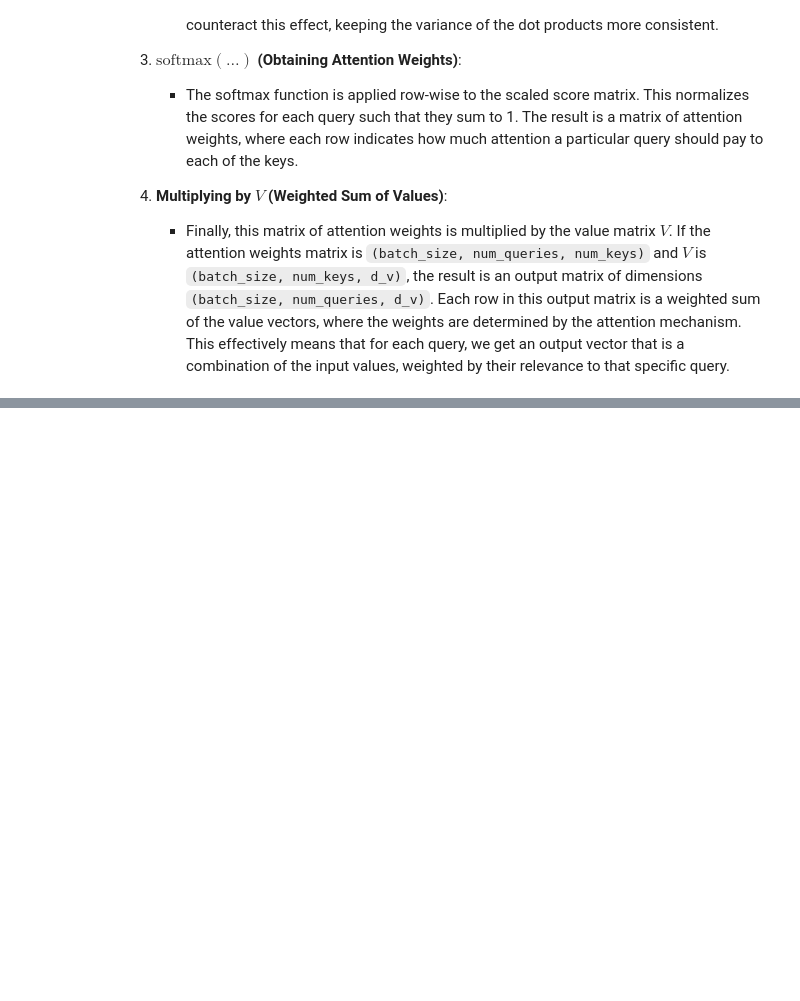
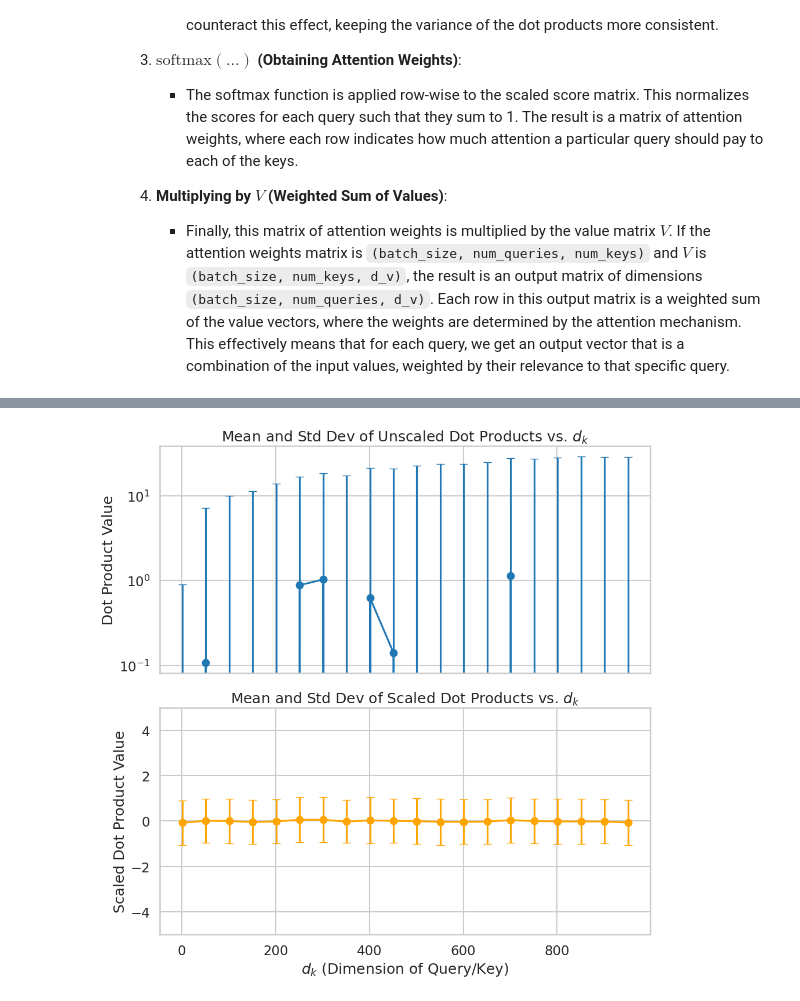
Before and after one commit to neelsoumya/teaching_llm_applications, a Jupyter notebook: practicals/annotated_transformer.ipynb, the cells around one changed output, grey strips where cells are left out. Drawn from its saved outputs; the diff is of its cells as text; code cells hidden in the pictures; blank space fills up the shorter version.

```diff
--- a/practicals/annotated_transformer.ipynb
+++ b/practicals/annotated_transformer.ipynb
@@ -236,0 +253,56 @@ def attention(query, key, value, mask=None, dropout=None):
+# %%
+import torch
+import matplotlib.pyplot as plt
+import seaborn as sns
+import math # Added this line
+
+sns.set_style("whitegrid")
+
+def demonstrate_dot_product_scaling(max_dk=1000, num_samples=1000):
+    dk_values = list(range(1, max_dk + 1, 50))
+    unscaled_dot_products_mean = []
+    unscaled_dot_products_std = []
+    scaled_dot_products_mean = []
+    scaled_dot_products_std = []
+
+    for dk in dk_values:
+        # Generate q and k components with mean 0 and variance 1
+        # For simplicity, using torch.randn which produces samples from N(0, 1)
+        q = torch.randn(num_samples, dk)
+        k = torch.randn(num_samples, dk)
+
+        # Calculate dot product: q * k sum over dk dimension
+        # torch.sum(q * k, dim=1) gives a vector of dot products for each sample
+        dot_products = torch.sum(q * k, dim=1)
+        unscaled_dot_products_mean.append(torch.mean(dot_products).item())
+        unscaled_dot_products_std.append(torch.std(dot_products).item())
+
+        # Apply scaling
+        scaled_dot_products = dot_products / math.sqrt(dk)
+        scaled_dot_products_mean.append(torch.mean(scaled_dot_products).item())
+        scaled_dot_products_std.append(torch.std(scaled_dot_products).item())
+
+    fig, axes = plt.subplots(2, 1, figsize=(10, 10), sharex=True)
+
+    # Plot for unscaled dot products
+    axes[0].errorbar(dk_values, unscaled_dot_products_mean, yerr=unscaled_dot_products_std, fmt='-o', capsize=5)
+    axes[0].set_title('Mean and Std Dev of Unscaled Dot Products vs. $d_k$')
+    axes[0].set_ylabel('Dot Product Value')
+    axes[0].set_yscale('log') # Use log scale to better show the increase
+    axes[0].grid(True)
+
+    # Plot for scaled dot products
+    axes[1].errorbar(dk_values, scaled_dot_products_mean, yerr=scaled_dot_products_std, fmt='-o', capsize=5, color='orange')
+    axes[1].set_title('Mean and Std Dev of Scaled Dot Products vs. $d_k$')
+    axes[1].set_xlabel('$d_k$ (Dimension of Query/Key)')
+    axes[1].set_ylabel('Scaled Dot Product Value')
+    axes[1].grid(True)
+    axes[1].set_ylim([-5, 5]) # Keep y-axis consistent for scaled values
+
+    plt.tight_layout()
+    plt.show()
+
+# Run the demonstration
+demonstrate_dot_product_scaling()
+# %% [output]
+[figure, added]
```
Also changed, not shown: parts of 4 cells of this notebook, 1 other file.
